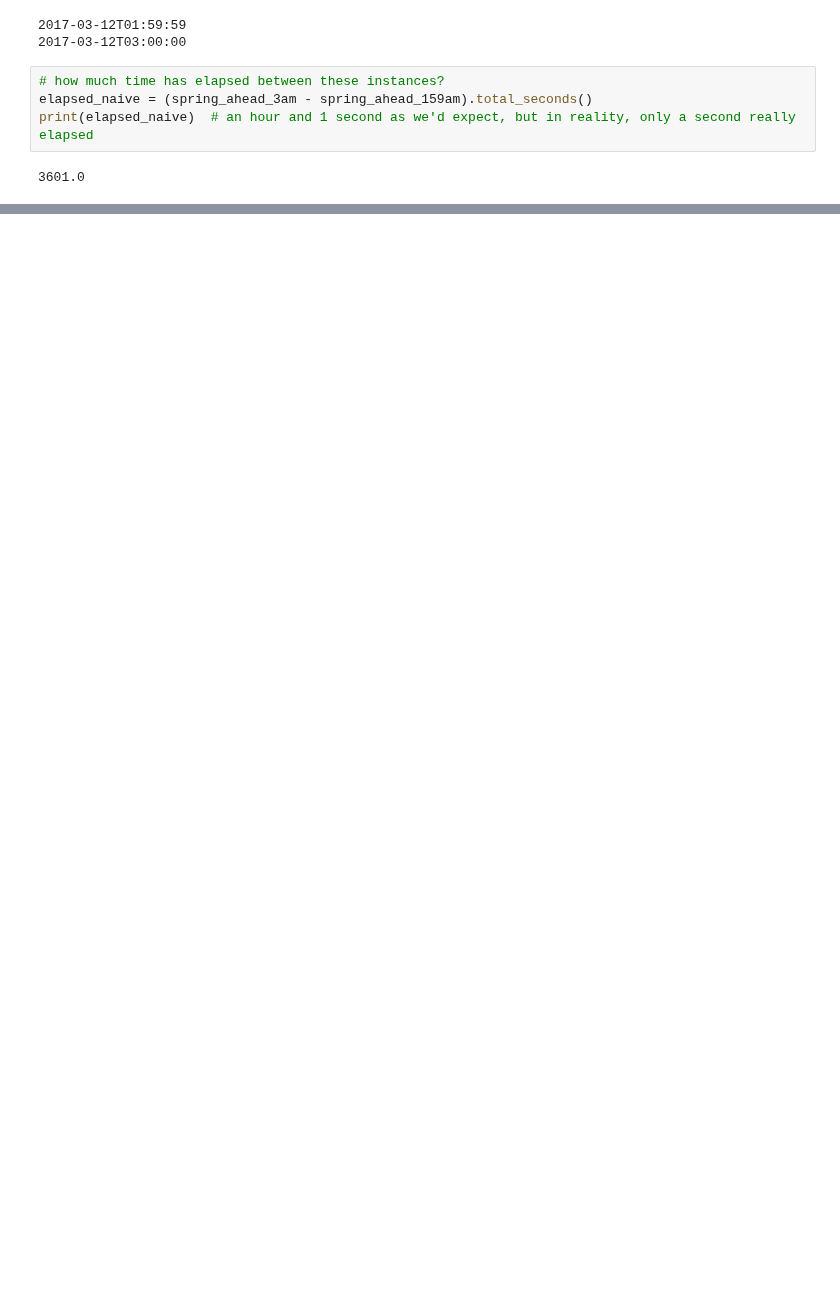
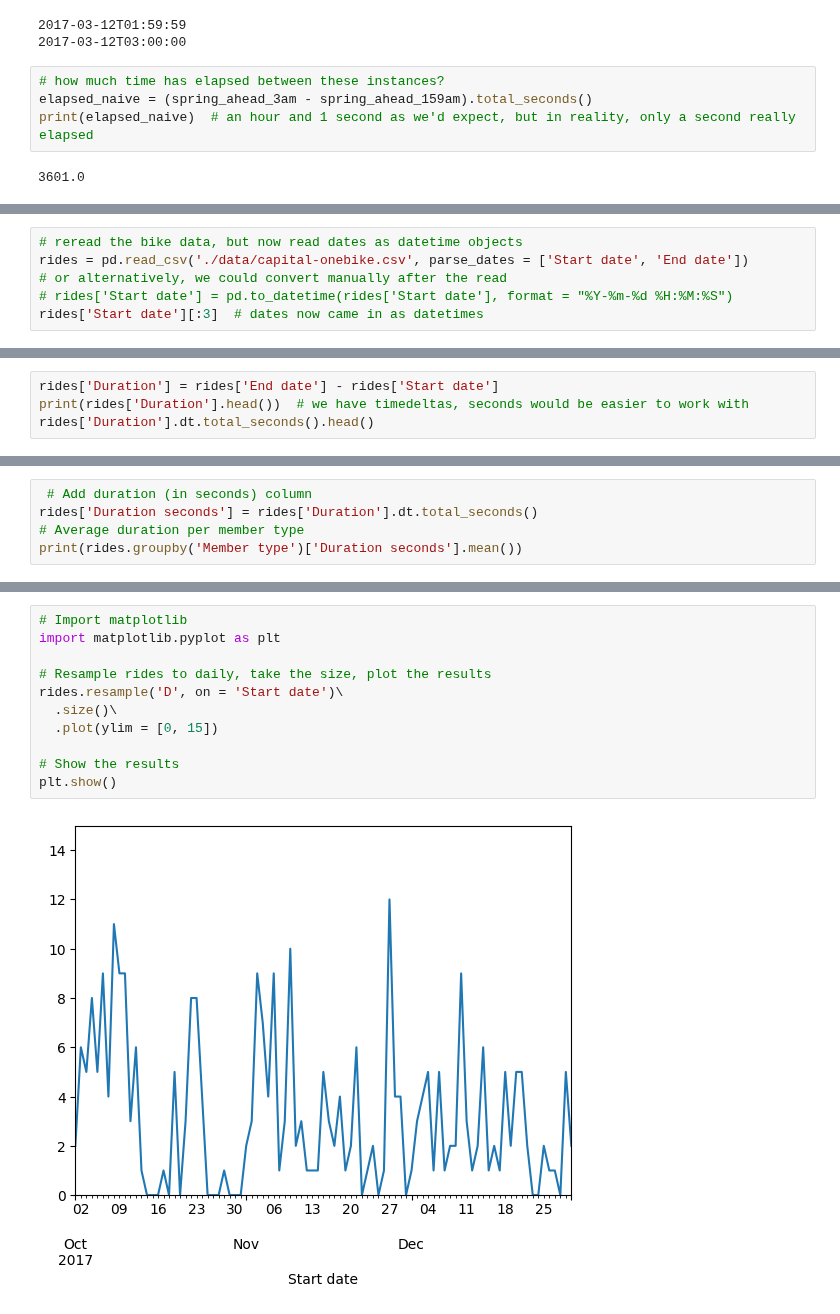
Before and after one commit to MichaelSzczepaniak/DataCamp, a Jupyter notebook: Tracks/Associate Data Scientist/22 Working with Dates and Times in Python/Dates&TimesInPython.ipynb, the cells around one changed output, grey strips where cells are left out. Drawn from its saved outputs; the diff is of its cells as text; blank space fills up the shorter version.

Commit message:
finish DST section, complete section on working w dt objects in pandas

```diff
--- a/Tracks/Associate Data Scientist/22 Working with Dates and Times in Python/Dates&TimesInPython.ipynb
+++ b/Tracks/Associate Data Scientist/22 Working with Dates and Times in Python/Dates&TimesInPython.ipynb
@@ -628,0 +795,6 @@ print(elapsed_naive)  # an hour and 1 second as we'd expect, but in reality, onl
+# %%
+# reread the bike data, but now read dates as datetime objects
+rides = pd.read_csv('./data/capital-onebike.csv', parse_dates = ['Start date', 'End date'])
+# or alternatively, we could convert manually after the read
+# rides['Start date'] = pd.to_datetime(rides['Start date'], format = "%Y-%m-%d %H:%M:%S")
+rides['Start date'][:3]  # dates now came in as datetimes
@@ -628,0 +806,4 @@ print(elapsed_naive)  # an hour and 1 second as we'd expect, but in reality, onl
+# %%
+rides['Duration'] = rides['End date'] - rides['Start date']
+print(rides['Duration'].head())  # we have timedeltas, seconds would be easier to work with
+rides['Duration'].dt.total_seconds().head()
@@ -628,0 +851,5 @@ print(elapsed_naive)  # an hour and 1 second as we'd expect, but in reality, onl
+# %%
+ # Add duration (in seconds) column
+rides['Duration seconds'] = rides['Duration'].dt.total_seconds()
+# Average duration per member type
+print(rides.groupby('Member type')['Duration seconds'].mean())
@@ -628,0 +886,13 @@ print(elapsed_naive)  # an hour and 1 second as we'd expect, but in reality, onl
+# %%
+# Import matplotlib
+import matplotlib.pyplot as plt
+
+# Resample rides to daily, take the size, plot the results
+rides.resample('D', on = 'Start date')\
+  .size()\
+  .plot(ylim = [0, 15])
+
+# Show the results
+plt.show()
+# %% [output]
+[figure, added]
```
Also changed, not shown: parts of 46 cells of this notebook, 1 other file.
